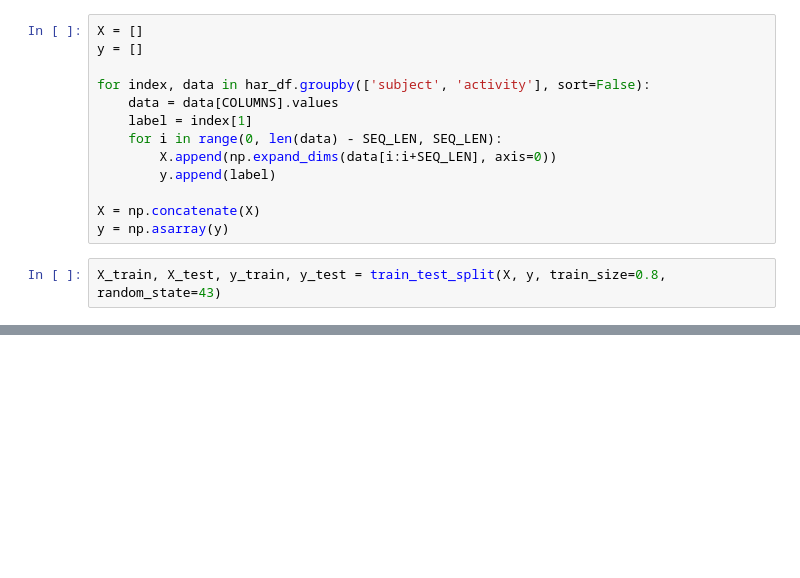
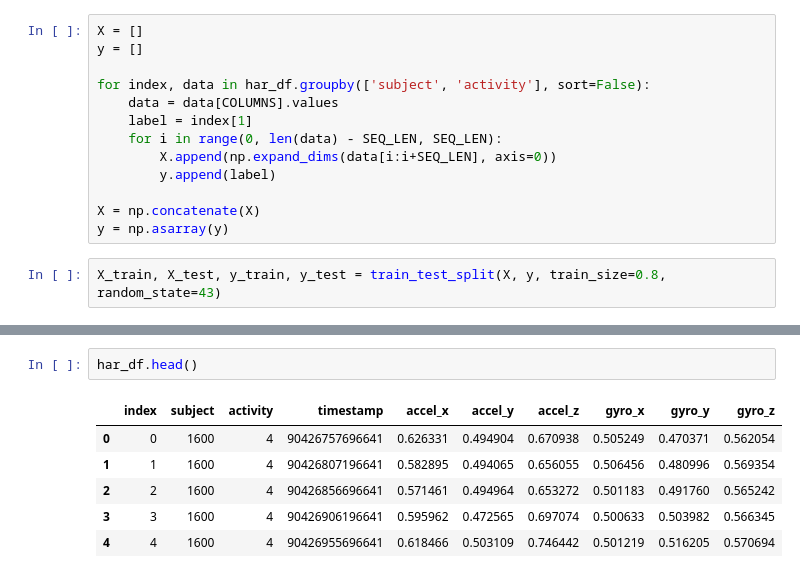
Before and after one commit to rayed-therap/human-activity-recognition-smartwartch, a Jupyter notebook: har.ipynb, the cells around one changed output, grey strips where cells are left out. Drawn from its saved outputs; the diff is of its cells as text; blank space fills up the shorter version.

```diff
--- a/har.ipynb
+++ b/har.ipynb
@@ -291,0 +291,9 @@ model.evaluate(X_test, y_test)
+# %%
+har_df.head()
+# %% [output]
+|  | index | subject | activity | timestamp | accel_x | accel_y | accel_z | gyro_x | gyro_y | gyro_z |
+| 0 | 0 | 1600 | 4 | 90426757696641 | 0.626331 | 0.494904 | 0.670938 | 0.505249 | 0.470371 | 0.562054 |
+| 1 | 1 | 1600 | 4 | 90426807196641 | 0.582895 | 0.494065 | 0.656055 | 0.506456 | 0.480996 | 0.569354 |
+| 2 | 2 | 1600 | 4 | 90426856696641 | 0.571461 | 0.494964 | 0.653272 | 0.501183 | 0.491760 | 0.565242 |
+| 3 | 3 | 1600 | 4 | 90426906196641 | 0.595962 | 0.472565 | 0.697074 | 0.500633 | 0.503982 | 0.566345 |
+| 4 | 4 | 1600 | 4 | 90426955696641 | 0.618466 | 0.503109 | 0.746442 | 0.501219 | 0.516205 | 0.570694 |
```
Also changed, not shown: parts of 5 cells of this notebook, 2 other files.
